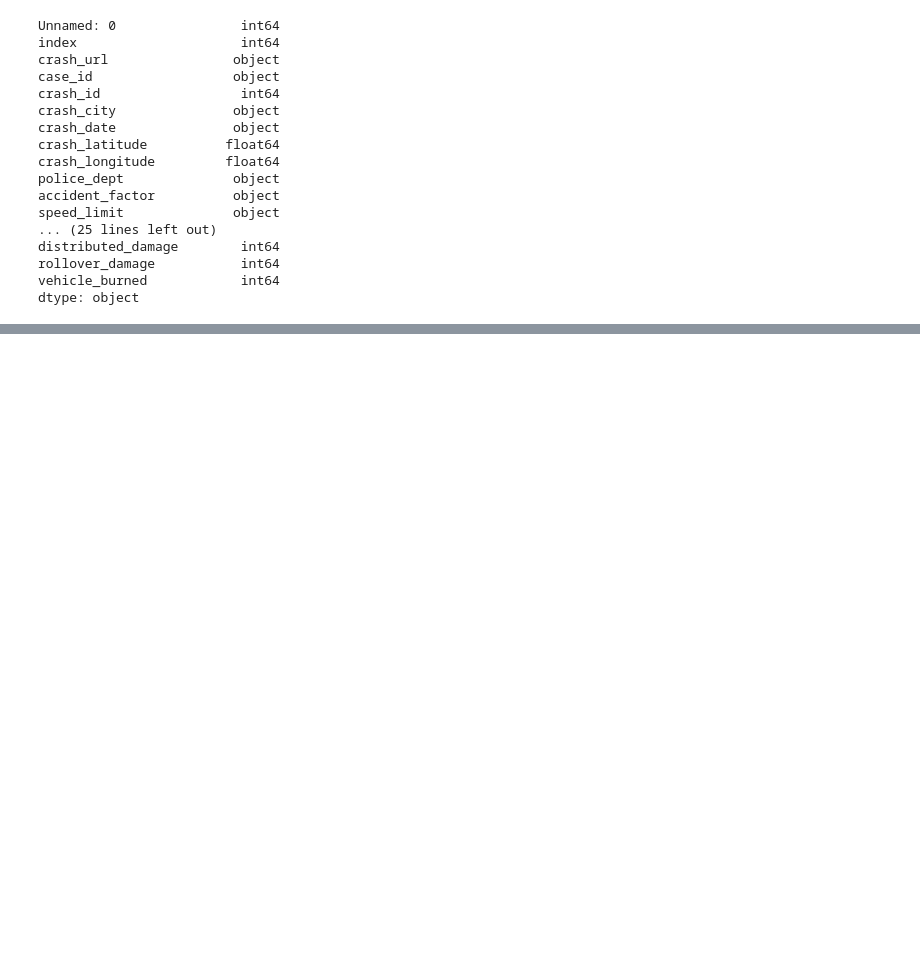
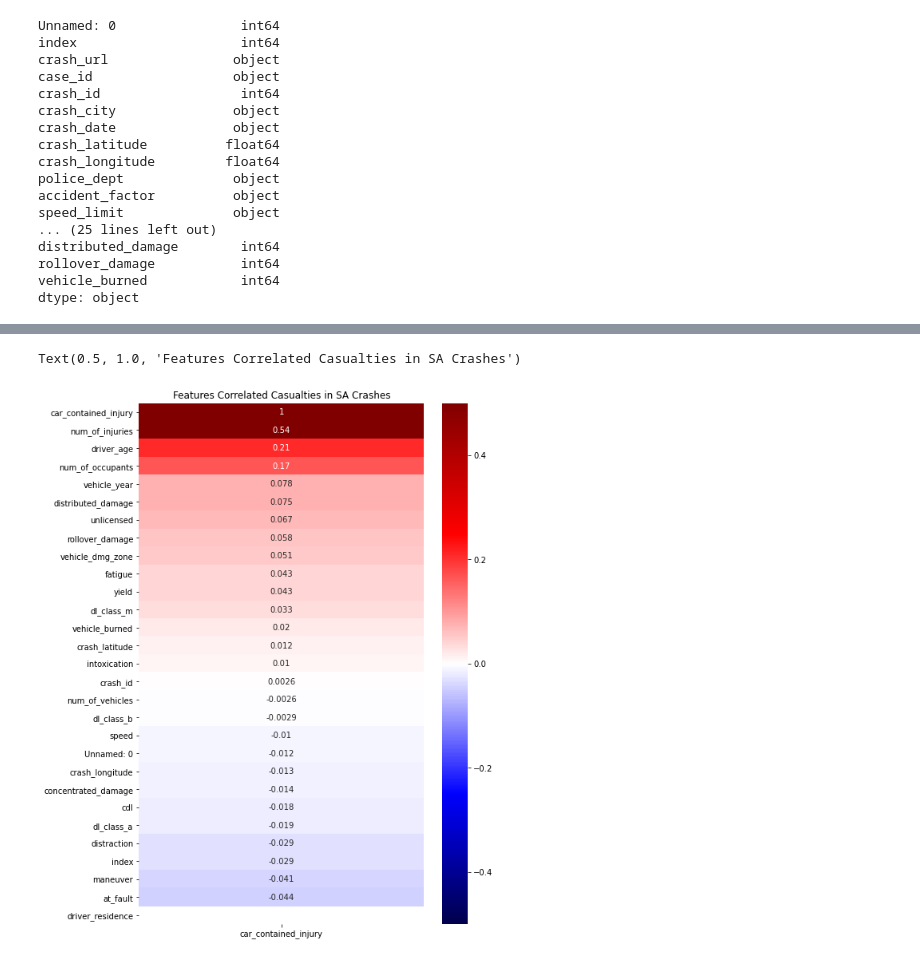
Before and after one commit to RAXR-Capstone/project_danger_zone, a Jupyter notebook: work_space/AnnaWorkspace/anna_scratchbook.ipynb, the cells around one changed output, grey strips where cells are left out. Cells and saved outputs as stored; diff of their text form; code cells hidden in the pictures; blank space fills up the shorter version.

```diff
--- a/work_space/AnnaWorkspace/anna_scratchbook.ipynb
+++ b/work_space/AnnaWorkspace/anna_scratchbook.ipynb
@@ -237,0 +284,7 @@ sns.scatterplot(data=df, x="crash_longitude", y="crash_latitude", hue='car_conta
+# %%
+plt.figure(figsize=(8,12))
+heatmap = sns.heatmap(train.corr()[['car_contained_injury']].sort_values(by='car_contained_injury', ascending=False), vmin=-.5, vmax=.5, annot=True,cmap='seismic')
+heatmap.set_title('Features Correlated Casualties in SA Crashes')
+# %% [output]
+Text(0.5, 1.0, 'Features Correlated Casualties in SA Crashes')
+[figure, added]
```
Also changed, not shown: parts of 15 cells of this notebook.
